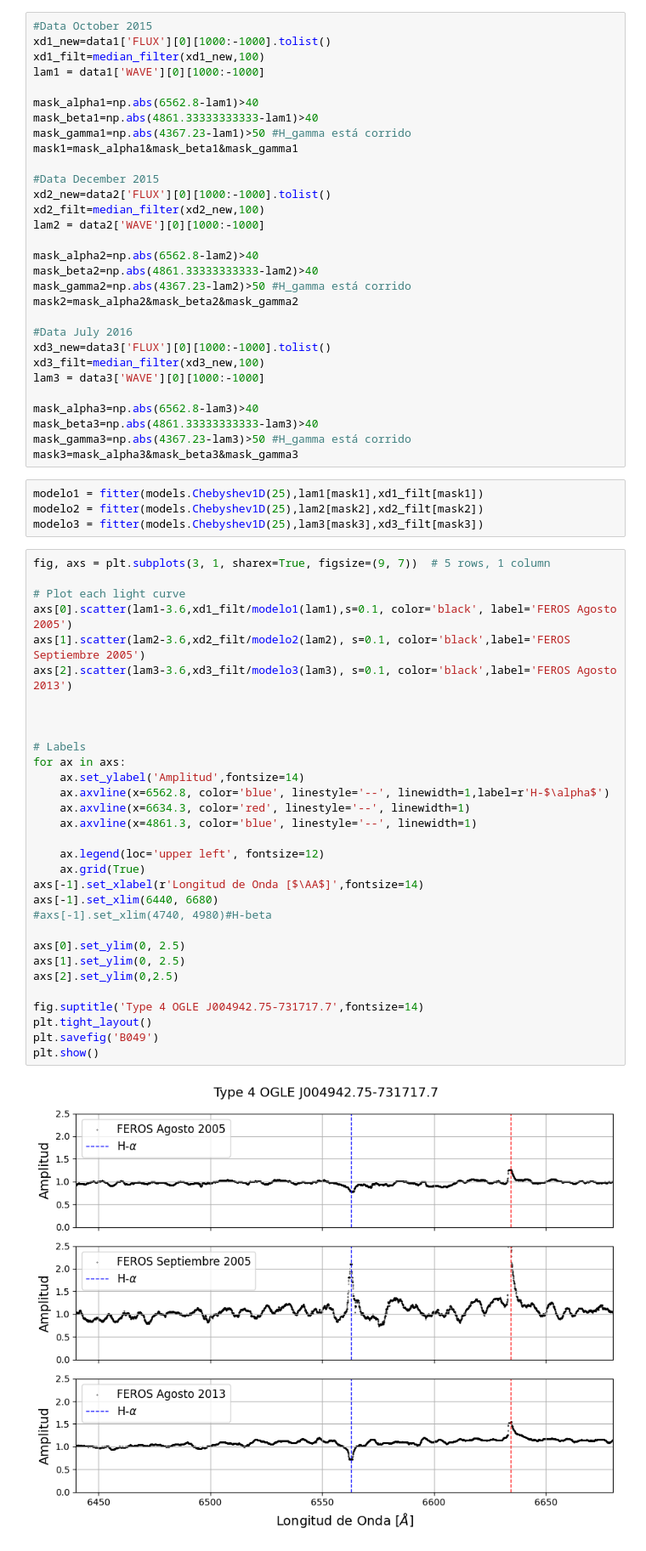
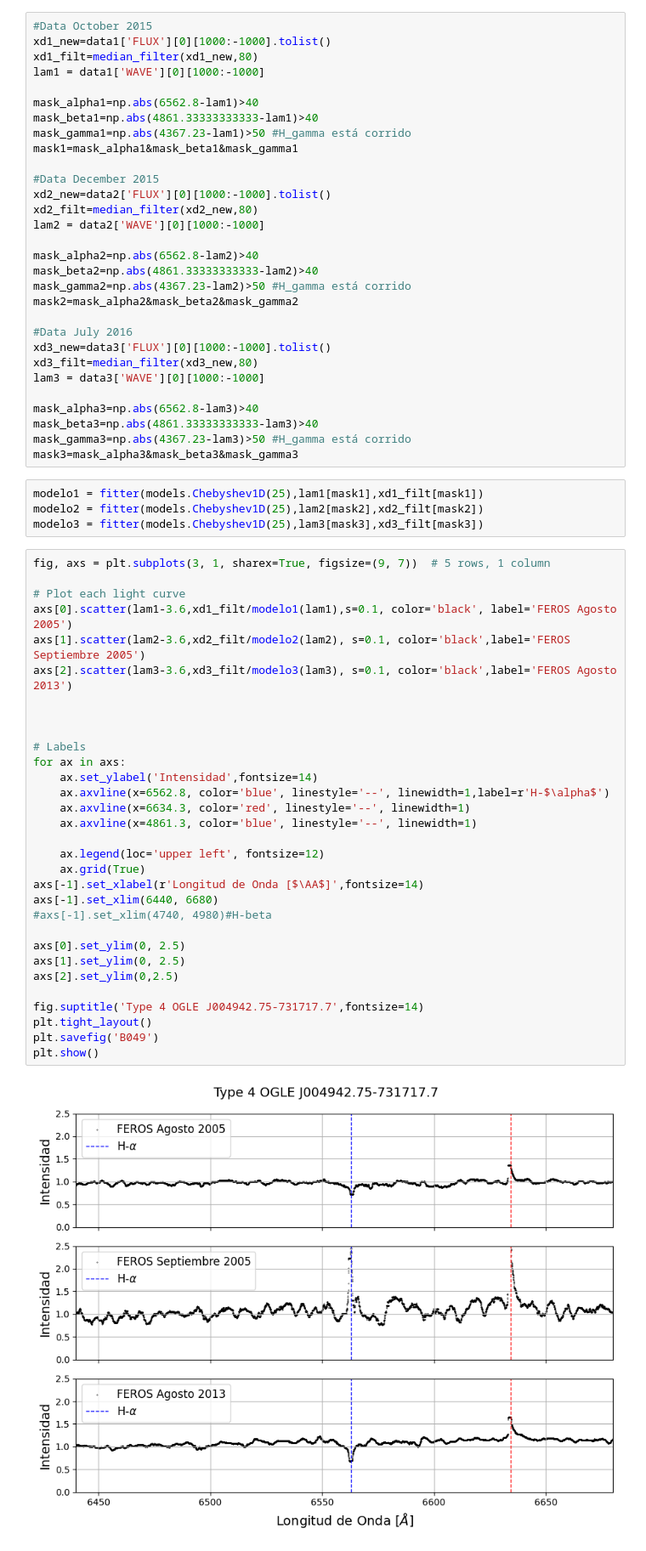
Before and after one commit to lsperezm/Red_Be_Stars, a Jupyter notebook: Code/B049.ipynb, the cells around one changed output. Shown at 85% size. Saved outputs shown, nothing was run; the diff lists cells and outputs as text.

```diff
--- a/Code/B049.ipynb
+++ b/Code/B049.ipynb
@@ -23,7 +25,7 @@ FITS_rec([([3527.51999997, 3527.54999997, 3527.57999997, ..., 9216.6298728 , 921
 # %%
 #Data October 2015
 xd1_new=data1['FLUX'][0][1000:-1000].tolist()
-xd1_filt=median_filter(xd1_new,100)
+xd1_filt=median_filter(xd1_new,80)
 lam1 = data1['WAVE'][0][1000:-1000]
 
 mask_alpha1=np.abs(6562.8-lam1)>40
@@ -33,7 +35,7 @@ mask1=mask_alpha1&mask_beta1&mask_gamma1
 
 #Data December 2015
 xd2_new=data2['FLUX'][0][1000:-1000].tolist()
-xd2_filt=median_filter(xd2_new,100)
+xd2_filt=median_filter(xd2_new,80)
 lam2 = data2['WAVE'][0][1000:-1000]
 
 mask_alpha2=np.abs(6562.8-lam2)>40
@@ -43,7 +45,7 @@ mask2=mask_alpha2&mask_beta2&mask_gamma2
 
 #Data July 2016
 xd3_new=data3['FLUX'][0][1000:-1000].tolist()
-xd3_filt=median_filter(xd3_new,100)
+xd3_filt=median_filter(xd3_new,80)
 lam3 = data3['WAVE'][0][1000:-1000]
 
 mask_alpha3=np.abs(6562.8-lam3)>40
@@ -58,32 +60,32 @@ modelo3 = fitter(models.Chebyshev1D(25),lam3[mask3],xd3_filt[mask3])
 fig, axs = plt.subplots(3, 1, sharex=True, figsize=(9, 7))  # 5 rows, 1 column
 
 # Plot each light curve
 axs[0].scatter(lam1-3.6,xd1_filt/modelo1(lam1),s=0.1, color='black', label='FEROS Agosto 2005')
 axs[1].scatter(lam2-3.6,xd2_filt/modelo2(lam2), s=0.1, color='black',label='FEROS Septiembre 2005')
 axs[2].scatter(lam3-3.6,xd3_filt/modelo3(lam3), s=0.1, color='black',label='FEROS Agosto 2013')
 
 
 
 # Labels
 for ax in axs:
-    ax.set_ylabel('Amplitud',fontsize=14)
+    ax.set_ylabel('Intensidad',fontsize=14)
     ax.axvline(x=6562.8, color='blue', linestyle='--', linewidth=1,label=r'H-$\alpha$')
     ax.axvline(x=6634.3, color='red', linestyle='--', linewidth=1)
     ax.axvline(x=4861.3, color='blue', linestyle='--', linewidth=1)
 
     ax.legend(loc='upper left', fontsize=12)
     ax.grid(True)
 axs[-1].set_xlabel(r'Longitud de Onda [$\AA$]',fontsize=14)
 axs[-1].set_xlim(6440, 6680)
 #axs[-1].set_xlim(4740, 4980)#H-beta
 
 axs[0].set_ylim(0, 2.5)
 axs[1].set_ylim(0, 2.5)
 axs[2].set_ylim(0,2.5)
 
 fig.suptitle('Type 4 OGLE J004942.75-731717.7',fontsize=14)
 plt.tight_layout()
 plt.savefig('B049')
 plt.show()
 # %% [output]
-[figure, old version]
+[figure, new version]
```
Also changed, not shown: parts of 8 cells of this notebook, 9 other files.
